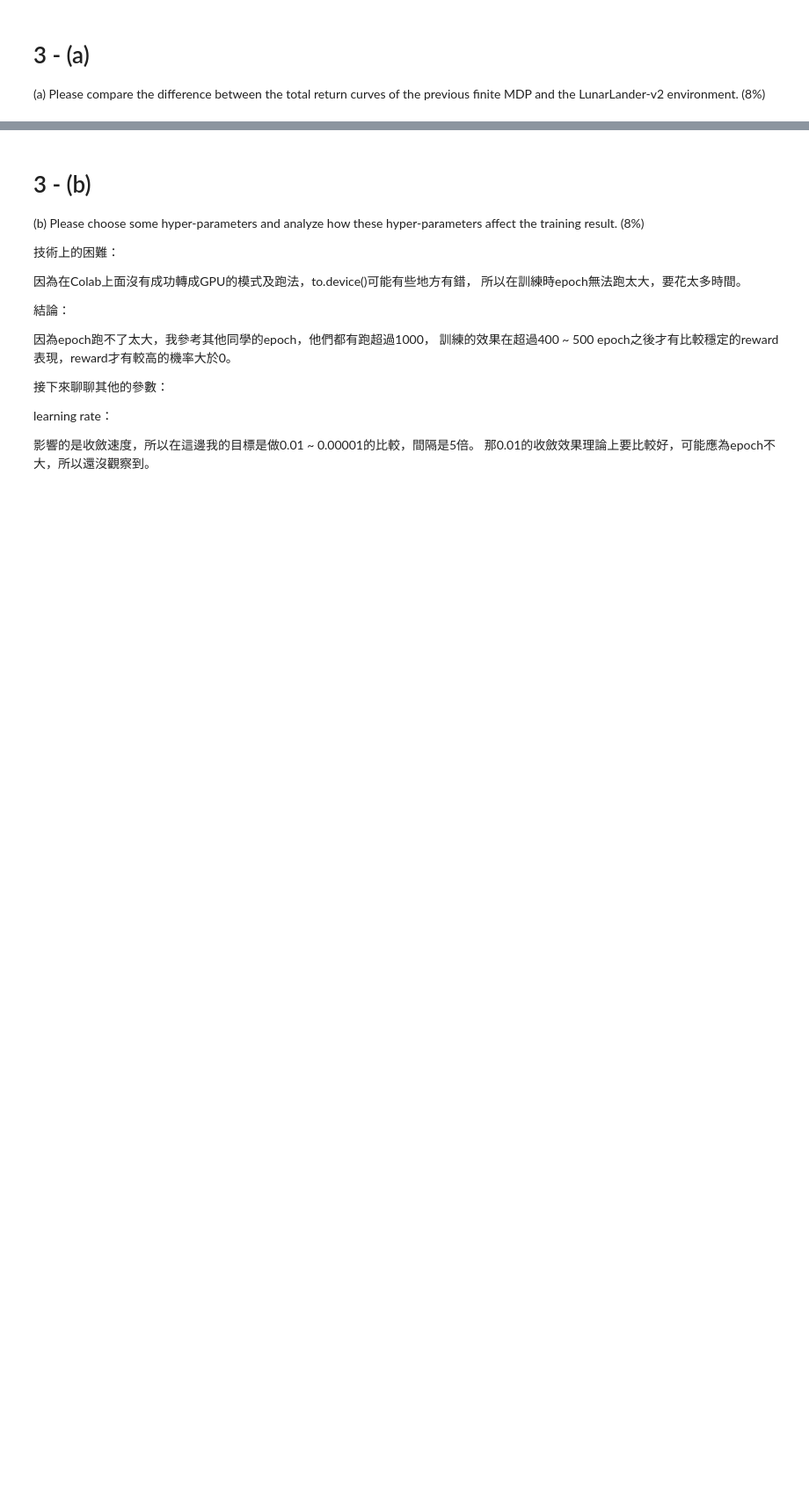
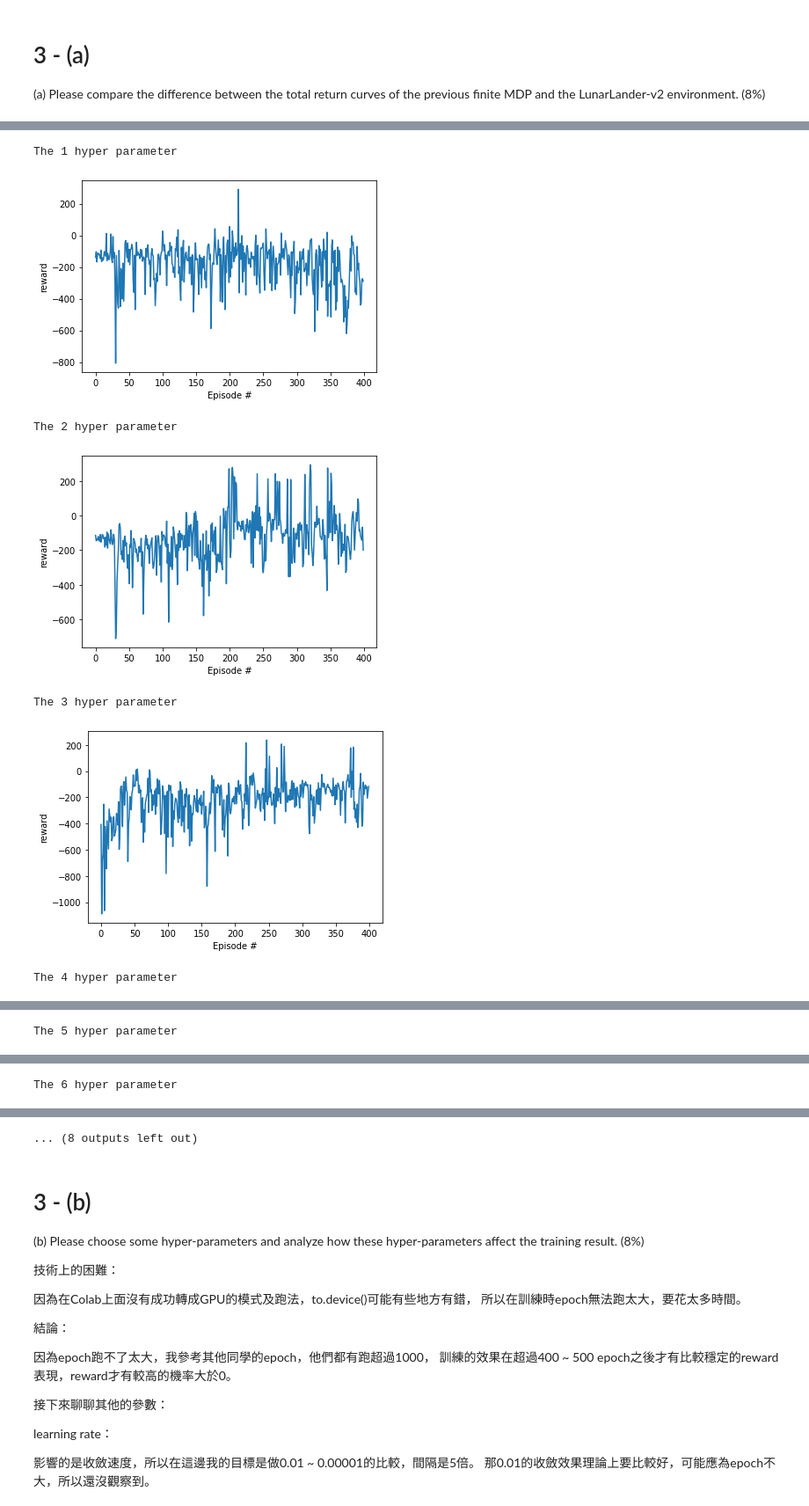
Before and after one commit to oh-hi-yo/2021_Deep_learning_HW3, a Jupyter notebook: hw3_2_2_309706029.ipynb, the cells around one changed output, grey strips where cells are left out. Shown at 88% size. Drawn from its saved outputs; the diff is of its cells as text; code cells hidden in the pictures; blank space fills up the shorter version.

```diff
--- a/hw3_2_2_309706029.ipynb
+++ b/hw3_2_2_309706029.ipynb
@@ -1014,0 +909,30 @@ Text(0.5, 0, 'Episode #')
+# %%
+# train LunarLander
+
+
+# Environment parameters
+n_actions = env.action_space.n
+n_states = env.observation_space.shape[0]
+
+hyper_parameter_list ={
+    "n_hidden" : [50, 50, 50, 50, 50, 50, 50, 50, 50, 50],
+    "batch_size" : [32, 32, 32, 32, 32, 32, 32, 32, 32, 32],
+    "lr":[0.01, 0.001, 0.0001, 0.0001, 0.0001, 0.0001, 0.0001, 0.0001, 0.0001, 0.0001],
+    "epsilon":[0.1, 0.1, 0.1, 0.1, 0.1, 0.1, 0.1, 0.1, 0.1, 0.1],
+    "gamma":[0.9, 0.9, 0.9, 0.9, 0.99, 0.99, 0.99, 0.99, 0.99, 0.99],
+    "target_replace_iter":[100, 100, 100, 100, 100, 100, 50, 50, 500, 200],
+    "memory_capacity" : [2000, 2000, 2000, 2000, 2000, 1000, 1000, 1000, 1000, 5000],
+    "n_episodes" :[400, 400, 400, 400, 400, 400, 400, 400, 400, 600]
+}
+
+all_reward_process_LunarLander = []
+
+for i in range(len(hyper_parameter_list["n_hidden"])):
+    print("The {} hyper parameter".format(i + 1))
+    reward_process_LunarLander = train_LunarLander(n_states, n_actions, hyper_parameter_list["n_hidden"][i],
+                                                  hyper_parameter_list["batch_size"][i], hyper_parameter_list["lr"][i],
+                                                  hyper_parameter_list["epsilon"][i], hyper_parameter_list["gamma"][i],
+                                                  hyper_parameter_list["target_replace_iter"][i], hyper_parameter_list["memory_capacity"][i],
+                                                  hyper_parameter_list["n_episodes"][i])
+
+    all_reward_process_LunarLander.append(reward_process_LunarLander)
@@ -1014,0 +957,14 @@ Text(0.5, 0, 'Episode #')
+# %%
+# plot the scores
+for i in range(len(all_reward_process_LunarLander)):
+    print("The {} hyper parameter".format(i + 1))
+    reward_process_LunarLander = all_reward_process_LunarLander[i]
+    plot_training_reward(reward_process_LunarLander)
+# %% [output]
+The 1 hyper parameter
+[figure, added]
+The 2 hyper parameter
+[figure, added]
+The 3 hyper parameter
+[figure, added]
+The 4 hyper parameter
@@ -1014,0 +972 @@ Text(0.5, 0, 'Episode #')
+The 5 hyper parameter
@@ -1014,0 +974 @@ Text(0.5, 0, 'Episode #')
+The 6 hyper parameter
@@ -1015,3 +976,4 @@ Text(0.5, 0, 'Episode #')
+... (8 outputs left out)
 # %% [markdown]
 # 3 - (b)
 
```
Also changed, not shown: parts of 23 cells of this notebook.
